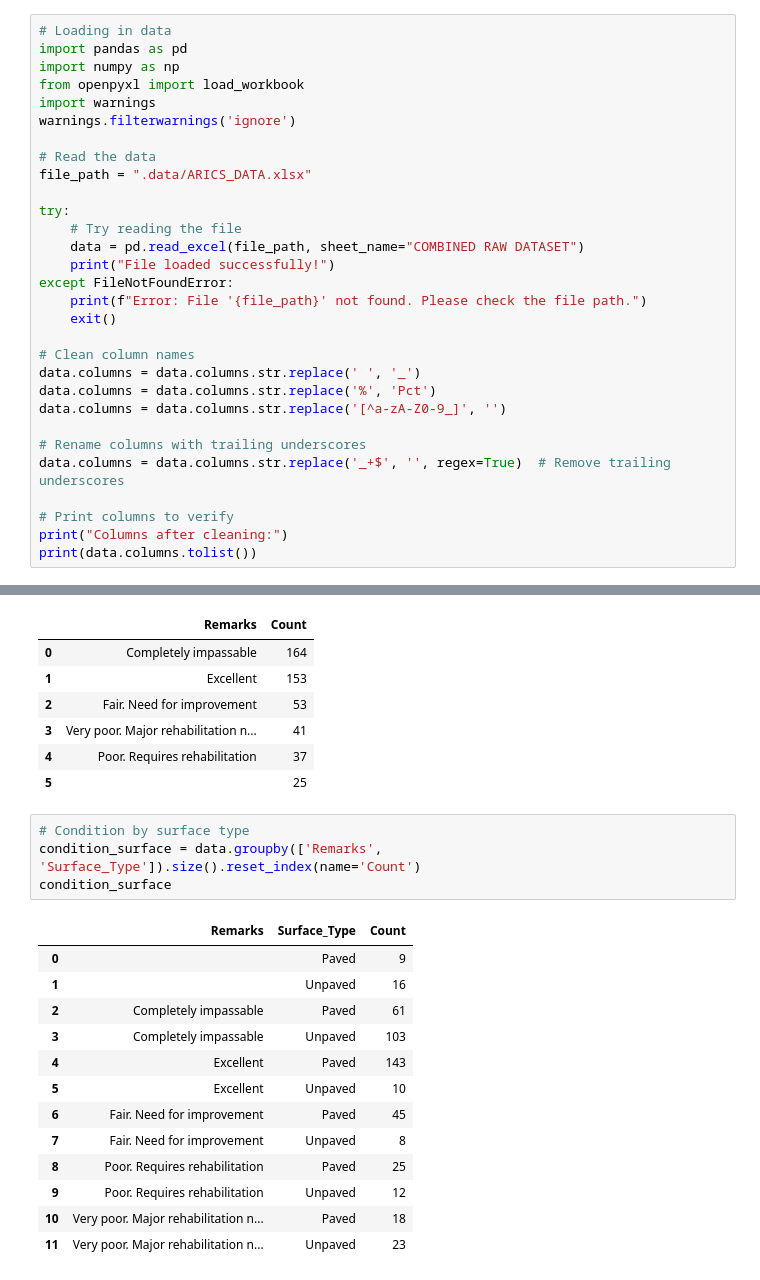
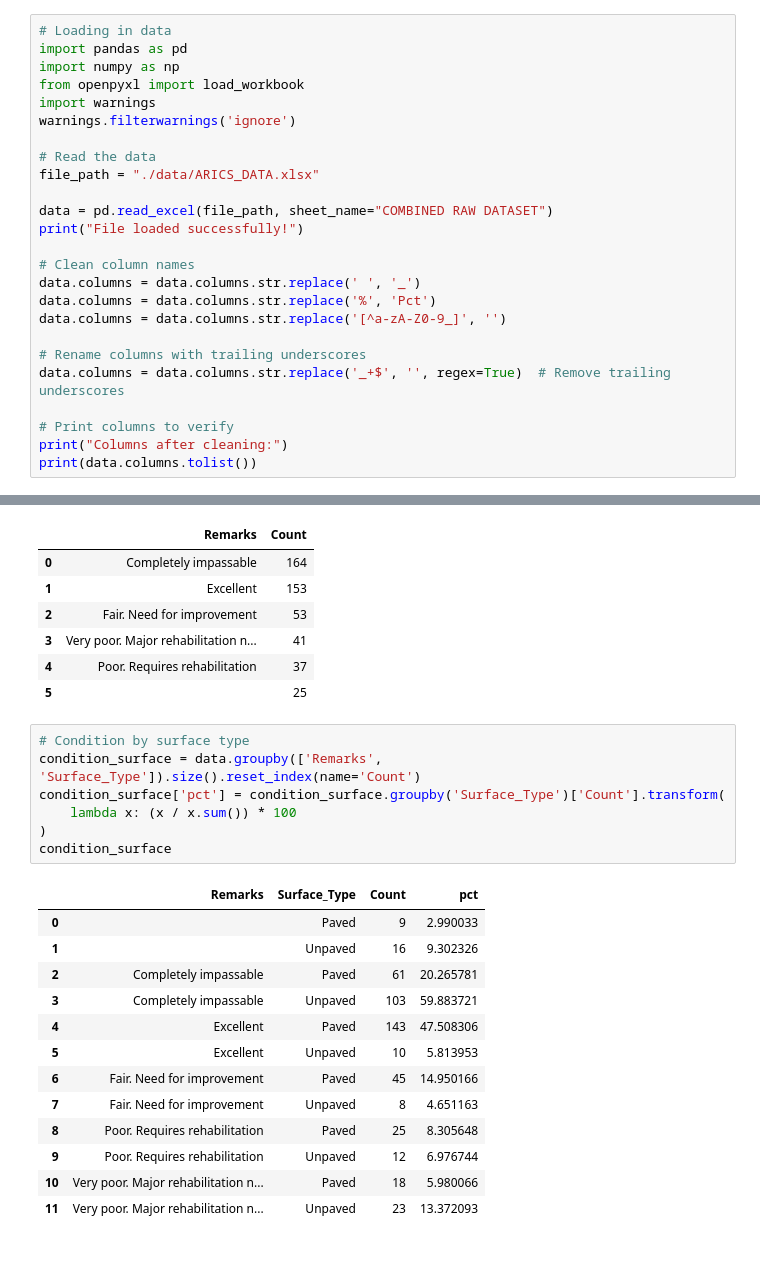
Before and after one commit to Victor-Mufasa/ARICS-DATA, a Jupyter notebook: index.ipynb, the cells around one changed output, grey strips where cells are left out. Cells and saved outputs as stored; diff of their text form.

```diff
--- a/index.ipynb
+++ b/index.ipynb
@@ -7,15 +7,10 @@ import warnings
 warnings.filterwarnings('ignore')
 
 # Read the data
-file_path = ".data/ARICS_DATA.xlsx"
+file_path = "./data/ARICS_DATA.xlsx"
 
-try:
-    # Try reading the file
-    data = pd.read_excel(file_path, sheet_name="COMBINED RAW DATASET")
-    print("File loaded successfully!")
-except FileNotFoundError:
-    print(f"Error: File '{file_path}' not found. Please check the file path.")
-    exit()
+data = pd.read_excel(file_path, sheet_name="COMBINED RAW DATASET")
+print("File loaded successfully!")
 
 # Clean column names
 data.columns = data.columns.str.replace(' ', '_')
@@ -151,18 +146,21 @@ remark_summary
 # %%
 # Condition by surface type
 condition_surface = data.groupby(['Remarks', 'Surface_Type']).size().reset_index(name='Count')
+condition_surface['pct'] = condition_surface.groupby('Surface_Type')['Count'].transform(
+    lambda x: (x / x.sum()) * 100
+)
 condition_surface
 # %% [output]
-|  | Remarks | Surface_Type | Count |
-| 0 |  | Paved | 9 |
-| 1 |  | Unpaved | 16 |
-| 2 | Completely impassable | Paved | 61 |
-| 3 | Completely impassable | Unpaved | 103 |
-| 4 | Excellent | Paved | 143 |
-| 5 | Excellent | Unpaved | 10 |
-| 6 | Fair. Need for improvement | Paved | 45 |
-| 7 | Fair. Need for improvement | Unpaved | 8 |
-| 8 | Poor. Requires rehabilitation | Paved | 25 |
-| 9 | Poor. Requires rehabilitation | Unpaved | 12 |
-| 10 | Very poor. Major rehabilitation n... | Paved | 18 |
-| 11 | Very poor. Major rehabilitation n... | Unpaved | 23 |
+|  | Remarks | Surface_Type | Count | pct |
+| 0 |  | Paved | 9 | 2.990033 |
+| 1 |  | Unpaved | 16 | 9.302326 |
+| 2 | Completely impassable | Paved | 61 | 20.265781 |
+| 3 | Completely impassable | Unpaved | 103 | 59.883721 |
+| 4 | Excellent | Paved | 143 | 47.508306 |
+| 5 | Excellent | Unpaved | 10 | 5.813953 |
+| 6 | Fair. Need for improvement | Paved | 45 | 14.950166 |
+| 7 | Fair. Need for improvement | Unpaved | 8 | 4.651163 |
+| 8 | Poor. Requires rehabilitation | Paved | 25 | 8.305648 |
+| 9 | Poor. Requires rehabilitation | Unpaved | 12 | 6.976744 |
+| 10 | Very poor. Major rehabilitation n... | Paved | 18 | 5.980066 |
+| 11 | Very poor. Major rehabilitation n... | Unpaved | 23 | 13.372093 |
```
Also changed, not shown: parts of 3 cells of this notebook, 1 other file.
